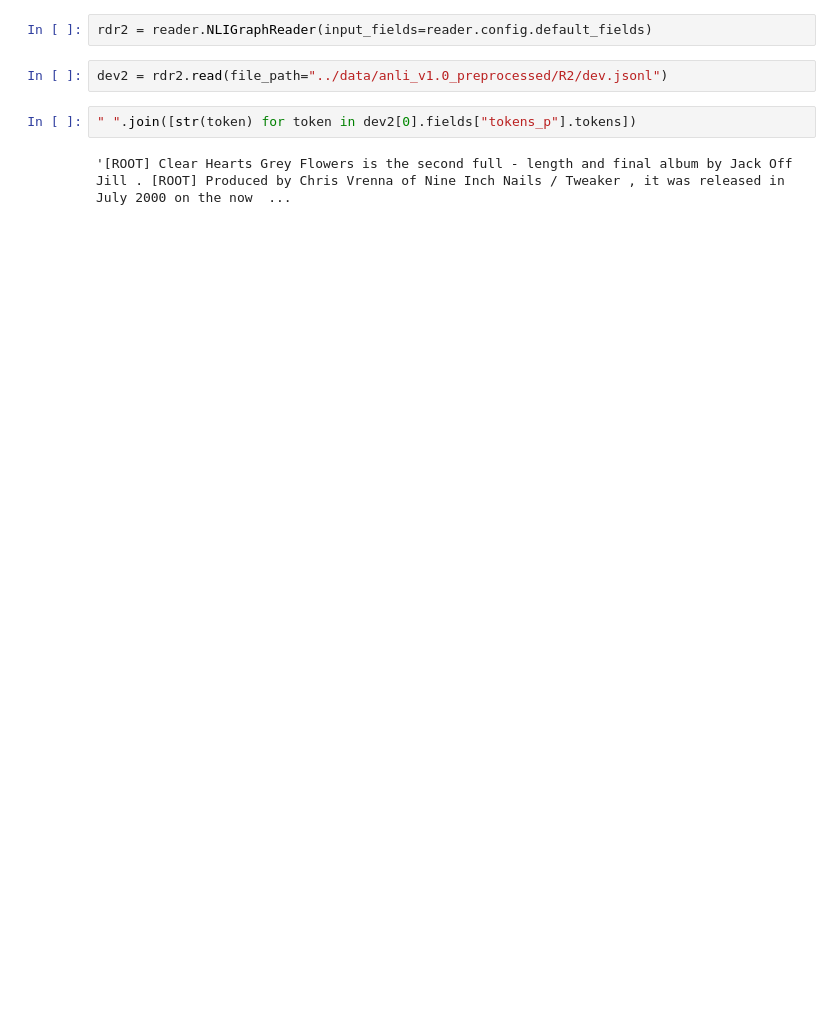
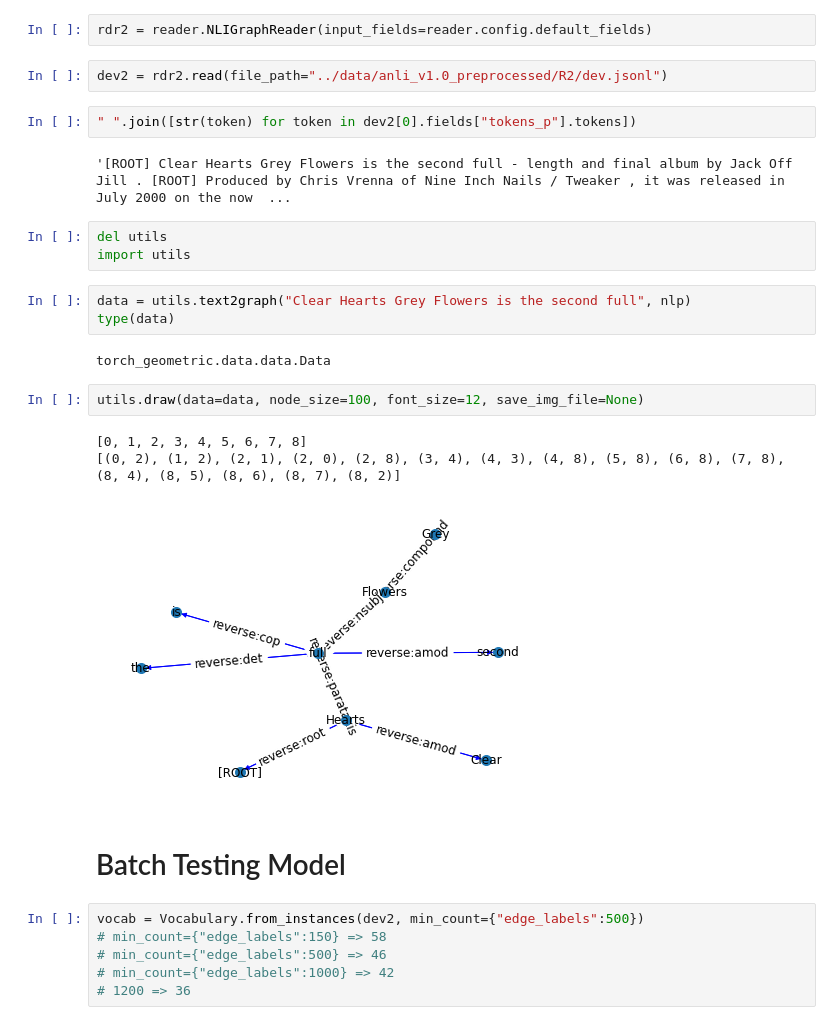
Before and after one commit to EazyReal/SynNLI, a Jupyter notebook: MNLI/src/stage3-gnn.ipynb, the cells around one changed output. Drawn from its saved outputs; the diff is of its cells as text; blank space fills up the shorter version.

```diff
--- a/MNLI/src/stage3-gnn.ipynb
+++ b/MNLI/src/stage3-gnn.ipynb
@@ -159,3 +206,25 @@ dev2 = rdr2.read(file_path="../data/anli_v1.0_preprocessed/R2/dev.jsonl")
 " ".join([str(token) for token in dev2[0].fields["tokens_p"].tokens])
 # %% [output]
 '[ROOT] Clear Hearts Grey Flowers is the second full - length and final album by Jack Off Jill . [ROOT] Produced by Chris Vrenna of Nine Inch Nails / Tweaker , it was released in July 2000 on the now  ...
+# %%
+del utils
+import utils
+# %%
+data = utils.text2graph("Clear Hearts Grey Flowers is the second full", nlp)
+type(data)
+# %% [output]
+torch_geometric.data.data.Data
+# %%
+utils.draw(data=data, node_size=100, font_size=12, save_img_file=None)
+# %% [output]
+[0, 1, 2, 3, 4, 5, 6, 7, 8]
+[(0, 2), (1, 2), (2, 1), (2, 0), (2, 8), (3, 4), (4, 3), (4, 8), (5, 8), (6, 8), (7, 8), (8, 4), (8, 5), (8, 6), (8, 7), (8, 2)]
+[figure, added]
+# %% [markdown]
+# Batch Testing Model
+# %%
+vocab = Vocabulary.from_instances(dev2, min_count={"edge_labels":500})
+# min_count={"edge_labels":150} => 58
+# min_count={"edge_labels":500} => 46
+# min_count={"edge_labels":1000} => 42
+# 1200 => 36
```
Also changed, not shown: parts of 17 cells of this notebook, 6 other files.
